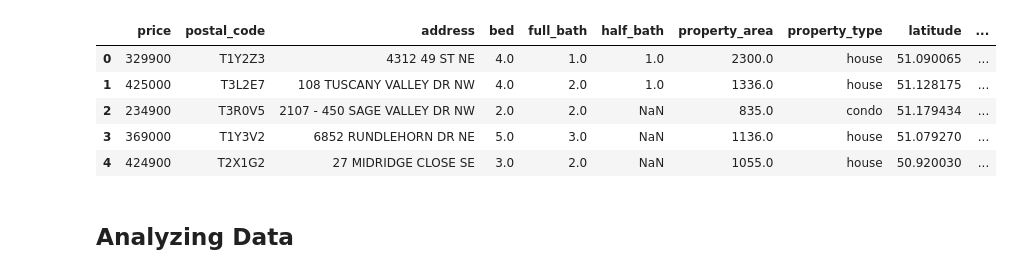
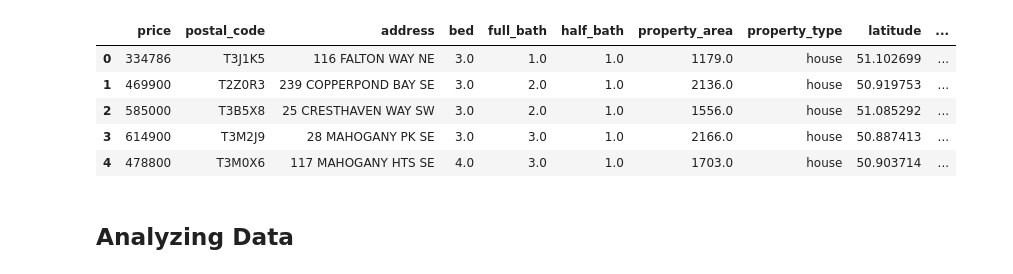
Before and after one commit to dayothompson/ML_Project, a Jupyter notebook: ML_Project.ipynb, the cells around one changed output. Saved outputs shown, nothing was run; the diff lists cells and outputs as text; code cells hidden in the pictures.

```diff
--- a/ML_Project.ipynb
+++ b/ML_Project.ipynb
@@ -10,14 +10,14 @@ import math
 import warnings
 warnings.filterwarnings("ignore")
 # %%
-house_info = pd.read_csv("https://dayotestdb.s3.us-east-2.amazonaws.com/calgary_listings.csv")
+house_info = pd.read_csv("https://dayotestdb.s3.us-east-2.amazonaws.com/calgary_listings-1-100.csv")
 house_info.head()
 # %% [output]
 |  | price | postal_code | address | bed | full_bath | half_bath | property_area | property_type | latitude | ... |
-| 0 | 329900 | T1Y2Z3 | 4312 49 ST NE | 4.0 | 1.0 | 1.0 | 2300.0 | house | 51.090065 | ... |
-| 1 | 425000 | T3L2E7 | 108 TUSCANY VALLEY DR NW | 4.0 | 2.0 | 1.0 | 1336.0 | house | 51.128175 | ... |
-| 2 | 234900 | T3R0V5 | 2107 - 450 SAGE VALLEY DR NW | 2.0 | 2.0 | NaN | 835.0 | condo | 51.179434 | ... |
-| 3 | 369000 | T1Y3V2 | 6852 RUNDLEHORN DR NE | 5.0 | 3.0 | NaN | 1136.0 | house | 51.079270 | ... |
-| 4 | 424900 | T2X1G2 | 27 MIDRIDGE CLOSE SE | 3.0 | 2.0 | NaN | 1055.0 | house | 50.920030 | ... |
+| 0 | 334786 | T3J1K5 | 116 FALTON WAY NE | 3.0 | 1.0 | 1.0 | 1179.0 | house | 51.102699 | ... |
+| 1 | 469900 | T2Z0R3 | 239 COPPERPOND BAY SE | 3.0 | 2.0 | 1.0 | 2136.0 | house | 50.919753 | ... |
+| 2 | 585000 | T3B5X8 | 25 CRESTHAVEN WAY SW | 3.0 | 2.0 | 1.0 | 1556.0 | house | 51.085292 | ... |
+| 3 | 614900 | T3M2J9 | 28 MAHOGANY PK SE | 3.0 | 3.0 | 1.0 | 2166.0 | house | 50.887413 | ... |
+| 4 | 478800 | T3M0X6 | 117 MAHOGANY HTS SE | 4.0 | 3.0 | 1.0 | 1703.0 | house | 50.903714 | ... |
 # %% [markdown]
 ## **Analyzing Data**
```
Also changed, not shown: parts of 20 cells of this notebook.
